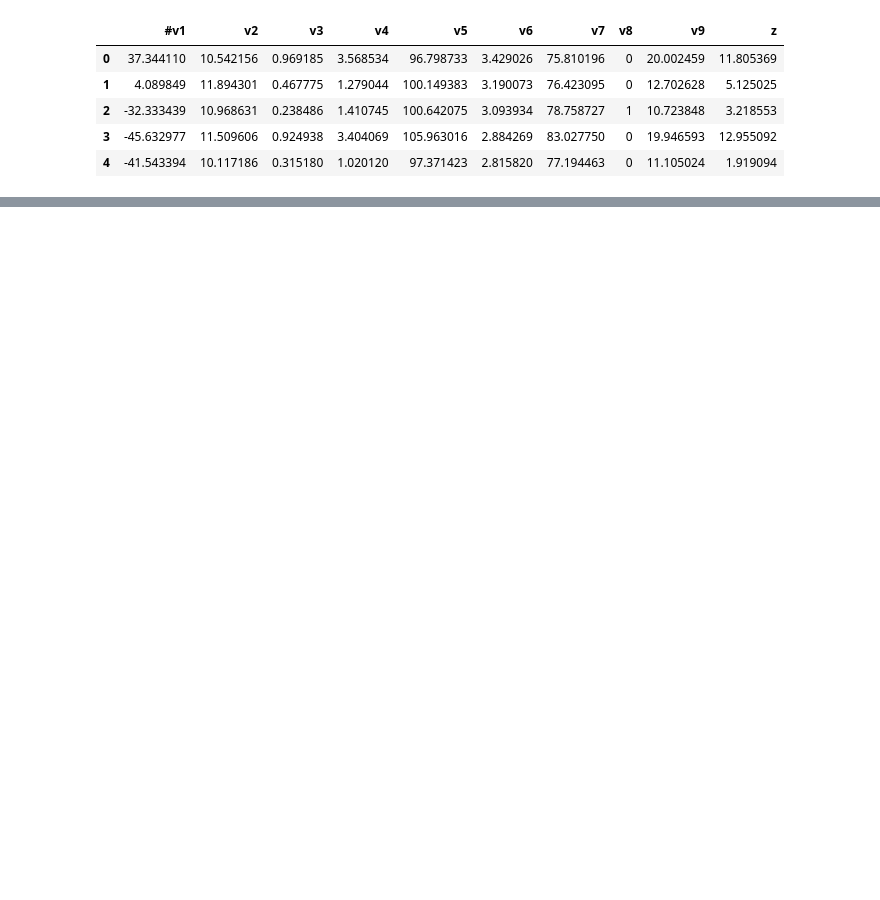
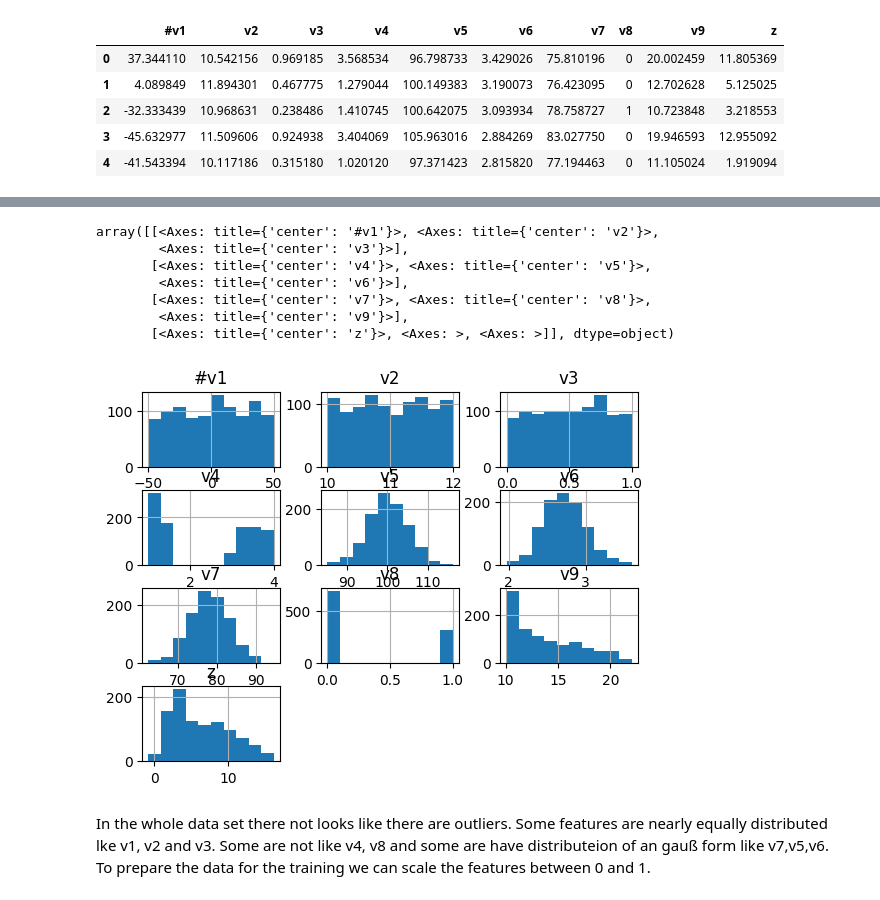
Before and after one commit to ddatsko/URV_NEC_HW1, a Jupyter notebook: data_preprocessing_synthetic.ipynb, the cells around one changed output, grey strips where cells are left out. Saved outputs shown, nothing was run; the diff lists cells and outputs as text; code cells hidden in the pictures; blank space fills up the shorter version.

Commit message:
proceed with synthetic dataset preprocessing

```diff
--- a/data_preprocessing_synthetic.ipynb
+++ b/data_preprocessing_synthetic.ipynb
@@ -7 +5,3 @@ dfSynthetic = pd.read_csv("./datasets/A1-synthetic.txt", delimiter='\t')
+# %%
+syntheticdf = pd.read_csv("datasets/A1-synthetic.txt", sep="\t")
 # %%
@@ -15,0 +37,13 @@ dfSynthetic.head()
+# %%
+syntheticdf.hist()
+# %% [output]
+array([[<Axes: title={'center': '#v1'}>, <Axes: title={'center': 'v2'}>,
+        <Axes: title={'center': 'v3'}>],
+       [<Axes: title={'center': 'v4'}>, <Axes: title={'center': 'v5'}>,
+        <Axes: title={'center': 'v6'}>],
+       [<Axes: title={'center': 'v7'}>, <Axes: title={'center': 'v8'}>,
+        <Axes: title={'center': 'v9'}>],
+       [<Axes: title={'center': 'z'}>, <Axes: >, <Axes: >]], dtype=object)
+[figure, added]
+# %% [markdown]
+In the whole data set there not looks like there are outliers. Some features are nearly equally distributed lke v1, v2 and v3. Some are not like v4, v8 and some are have distributeion of an gauß form like v7,v5,v6. To prepare the data for the training we can scale the features between 0 and 1.
```
Also changed, not shown: parts of 16 cells of this notebook, 1 other file.
